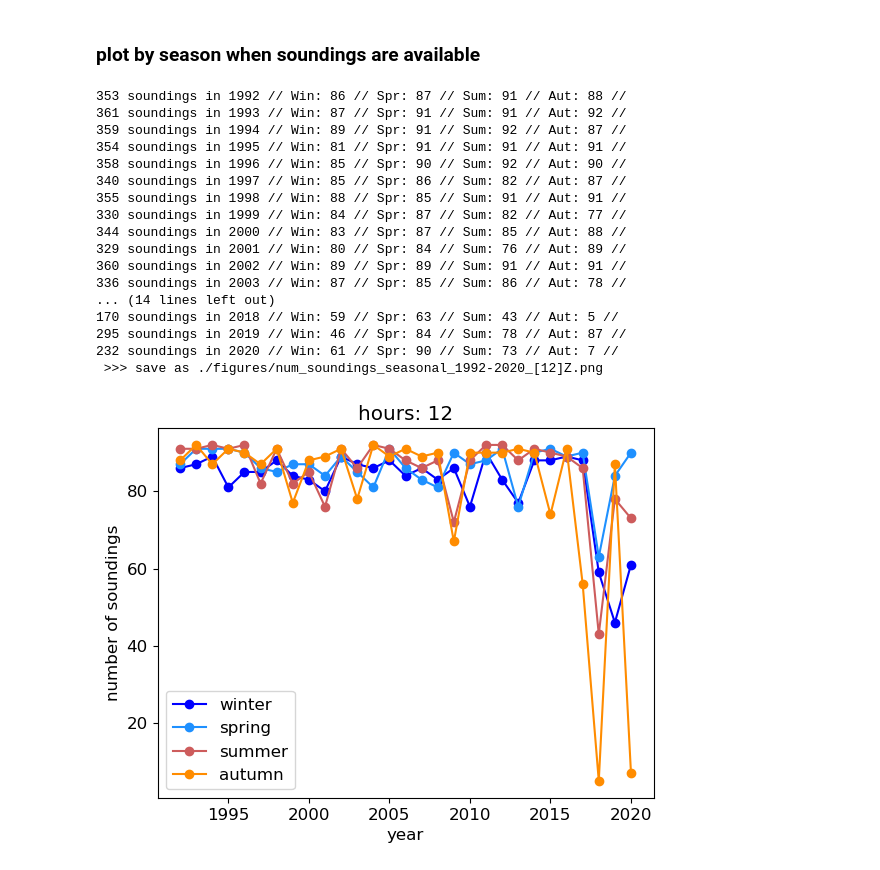
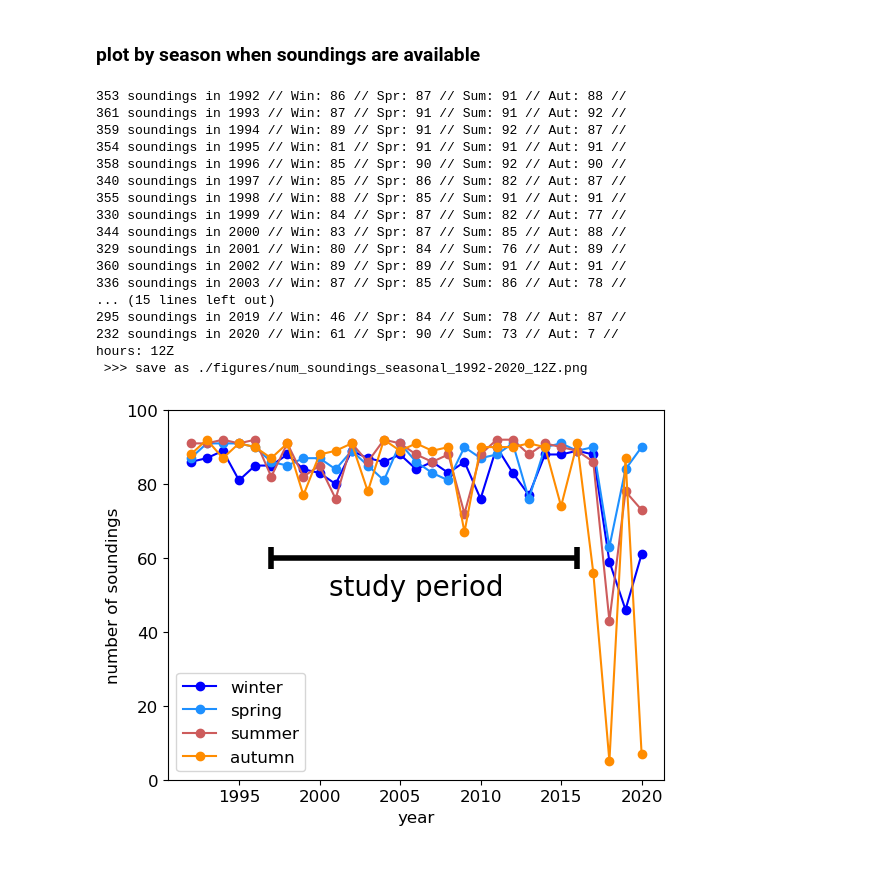
Before and after one commit to mackenziejewell/ArcticClouds_SoundingAnalysis, a Jupyter notebook: 2_soundings_availability.ipynb, the cells around one changed output. Saved outputs shown, nothing was run; the diff lists cells and outputs as text; code cells hidden in the pictures.

```diff
--- a/2_soundings_availability.ipynb
+++ b/2_soundings_availability.ipynb
@@ -144,17 +144,11 @@ num_soundings['year'] = np.array([])
 num_soundings['all'] = np.array([])
 for season in seasons:
     num_soundings[season] = np.array([])
-#     num_soundings['spring'] = np.array([])
-#     num_soundings['summer'] = np.array([])
-#     num_soundings['autumn'] = np.array([])
 
+# plot nume soundings each year each season
 for year in years:
-
-    doy, sou, year = grab_sounding_dates(csv=f'./sounding_checks/checked_{year}0101Z00_{year}1231Z23_hourly6.csv',
-                                         hours=hours)
+    doy, sou, year = grab_sounding_dates(csv=f'./sounding_checks/checked_{year}0101Z00_{year}1231Z23_hourly6.csv', hours=hours)
     num_soundings['year'] = np.append(num_soundings['year'], year)
-
-
     # find number of soundings available in each season
     num_soundings['all'] = np.append(num_soundings['all'], np.sum(sou))
     for season in ['winter', 'spring', 'summer', 'autumn']:
@@ -169,44 +163,52 @@ fig, ax = plt.subplots()
 for ss, season in enumerate(seasons):
     ax.plot(years, num_soundings[season], marker='o', c=colors[ss], label=season)
 
+
+ax.hlines(60, 1997, 2016, linewidths = 4, alpha=1, colors='k')
+ax.vlines(1997, 57,63, linewidths = 4, alpha=1, colors='k')
+ax.vlines(2016, 57,63, linewidths = 4, alpha=1, colors='k')
+ax.text(2006, 50, 'study period', horizontalalignment='center', fontsize=20)
+ax.set_ylim(0,100)
+
+
 # legend
 ax.set_xlabel('year')
 ax.set_ylabel('number of soundings')
 handles, labels = ax.get_legend_handles_labels()
 handle_list, label_list = [], []
 for handle, label in zip(handles, labels):
     if label not in label_list:
         handle_list.append(handle)
         label_list.append(label)
 plt.legend(handle_list, label_list)
 
-# title
+
+
 hour_title = ''
 for hour in hours:
-    hour_title+=str(hour)
-plt.title(f'hours: {hour_title}')
-
+    hour_title+=str(hour)+'Z'
+print(f'hours: {hour_title}')
 
 # save
-savename = f'./figures/num_soundings_seasonal_{years[0]}-{years[-1]}_{hours}Z.png'
+savename = f'./figures/num_soundings_seasonal_{years[0]}-{years[-1]}_{hour_title}.png'
 print(f' >>> save as {savename}')
 fig.savefig(savename, transparent=True, bbox_inches='tight', pad_inches=0, dpi=300)
 # %% [output]
 353 soundings in 1992 // Win: 86 // Spr: 87 // Sum: 91 // Aut: 88 //
 361 soundings in 1993 // Win: 87 // Spr: 91 // Sum: 91 // Aut: 92 //
 359 soundings in 1994 // Win: 89 // Spr: 91 // Sum: 92 // Aut: 87 //
 354 soundings in 1995 // Win: 81 // Spr: 91 // Sum: 91 // Aut: 91 //
 358 soundings in 1996 // Win: 85 // Spr: 90 // Sum: 92 // Aut: 90 //
 340 soundings in 1997 // Win: 85 // Spr: 86 // Sum: 82 // Aut: 87 //
 355 soundings in 1998 // Win: 88 // Spr: 85 // Sum: 91 // Aut: 91 //
 330 soundings in 1999 // Win: 84 // Spr: 87 // Sum: 82 // Aut: 77 //
 344 soundings in 2000 // Win: 83 // Spr: 87 // Sum: 85 // Aut: 88 //
 329 soundings in 2001 // Win: 80 // Spr: 84 // Sum: 76 // Aut: 89 //
 360 soundings in 2002 // Win: 89 // Spr: 89 // Sum: 91 // Aut: 91 //
 336 soundings in 2003 // Win: 87 // Spr: 85 // Sum: 86 // Aut: 78 //
-... (14 lines left out)
-170 soundings in 2018 // Win: 59 // Spr: 63 // Sum: 43 // Aut: 5 //
+... (15 lines left out)
 295 soundings in 2019 // Win: 46 // Spr: 84 // Sum: 78 // Aut: 87 //
 232 soundings in 2020 // Win: 61 // Spr: 90 // Sum: 73 // Aut: 7 //
- >>> save as ./figures/num_soundings_seasonal_1992-2020_[12]Z.png
+hours: 12Z
+ >>> save as ./figures/num_soundings_seasonal_1992-2020_12Z.png
-[figure, old version]
+[figure, new version]
```
Also changed, not shown: 38 other files.
